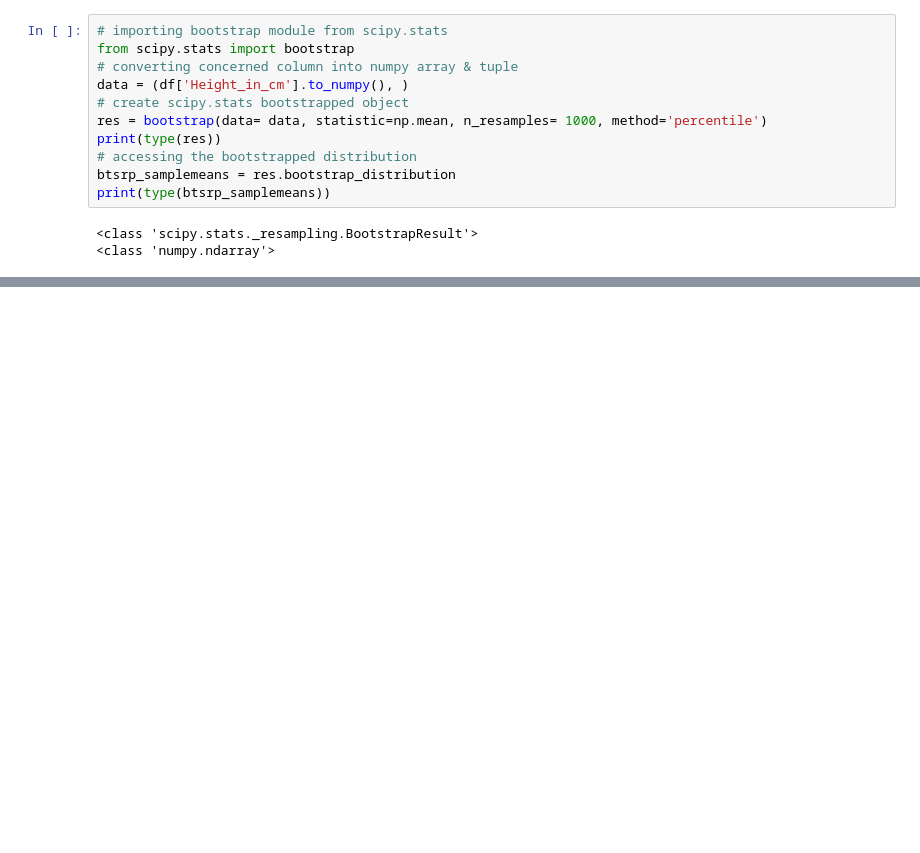
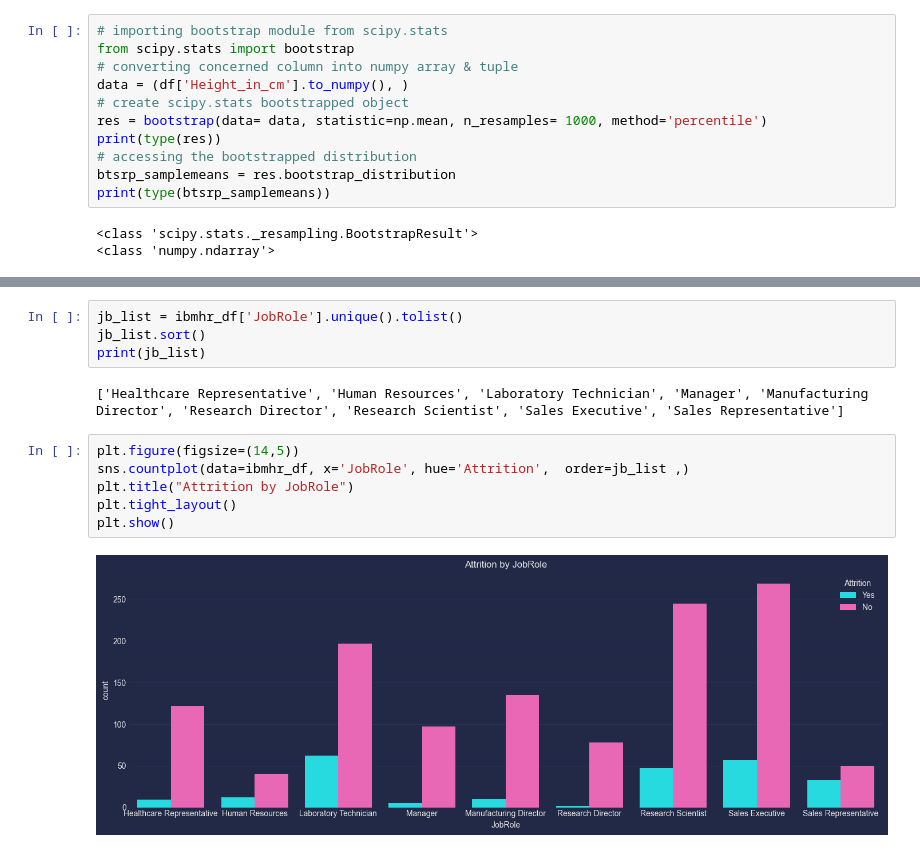
Before and after one commit to abhijeet-bhambere/python-ml-trail, a Jupyter notebook: ml_revision_1.ipynb, the cells around one changed output, grey strips where cells are left out. Drawn from its saved outputs; the diff is of its cells as text; blank space fills up the shorter version.

```diff
--- a/ml_revision_1.ipynb
+++ b/ml_revision_1.ipynb
@@ -354,0 +584,14 @@ A hypothesis test usually consists of 4 parts:
+# %%
+jb_list = ibmhr_df['JobRole'].unique().tolist()
+jb_list.sort()
+print(jb_list)
+# %% [output]
+['Healthcare Representative', 'Human Resources', 'Laboratory Technician', 'Manager', 'Manufacturing Director', 'Research Director', 'Research Scientist', 'Sales Executive', 'Sales Representative']
+# %%
+plt.figure(figsize=(14,5))
+sns.countplot(data=ibmhr_df, x='JobRole', hue='Attrition',  order=jb_list ,)
+plt.title("Attrition by JobRole")
+plt.tight_layout()
+plt.show()
+# %% [output]
+[figure, added]
```
Also changed, not shown: parts of 30 cells of this notebook.
